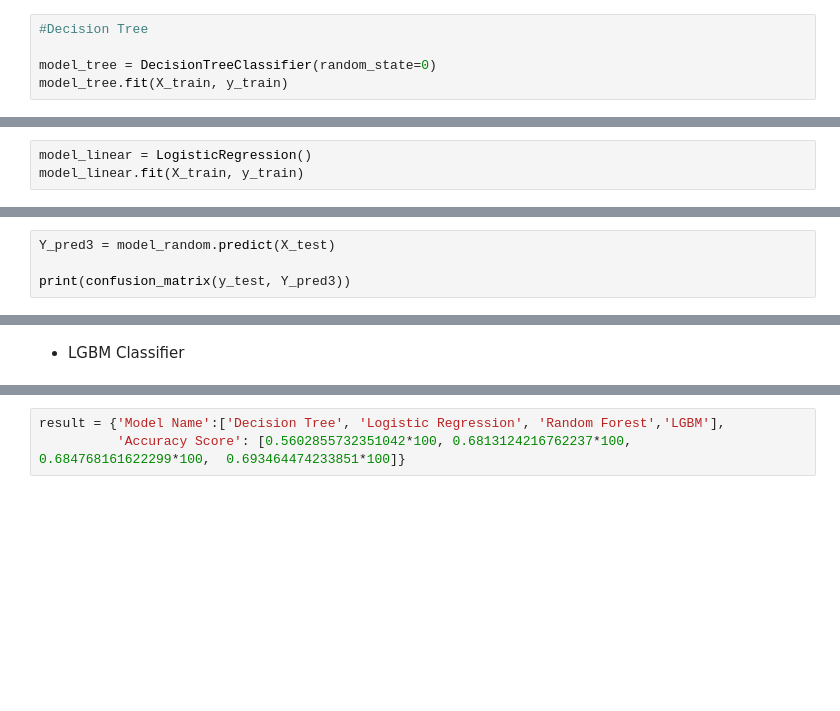
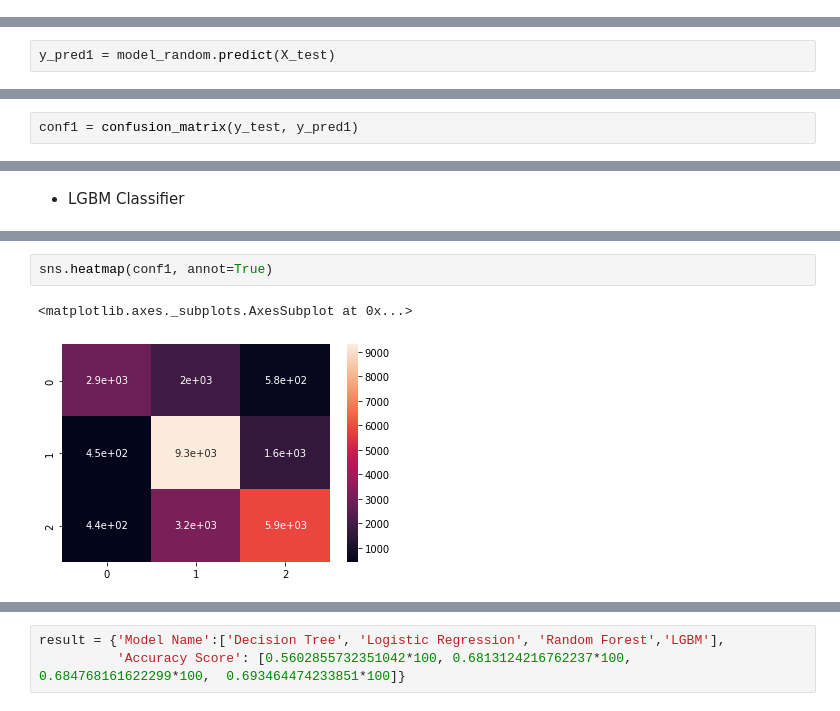
Before and after one commit to TutiAmalia/Klasifikasi-Gambar-, a Jupyter notebook: PredictiveAnalytics.ipynb, the cells around one changed output, grey strips where cells are left out. Drawn from its saved outputs; the diff is of its cells as text; blank space fills up the shorter version.

```diff
--- a/PredictiveAnalytics.ipynb
+++ b/PredictiveAnalytics.ipynb
@@ -464,5 +509,0 @@ from sklearn.metrics import classification_report
-# %%
-#Decision Tree
-
-model_tree = DecisionTreeClassifier(random_state=0)
-model_tree.fit(X_train, y_train)
@@ -502,3 +509,0 @@ weighted avg       0.56      0.56      0.56     26333
-# %%
-model_linear = LogisticRegression()
-model_linear.fit(X_train, y_train)
@@ -547,6 +522,4 @@ RandomForestClassifier(bootstrap=True, ccp_alpha=0.0, class_weight=None,
                        n_jobs=None, oob_score=False, random_state=0, verbose=0,
                        warm_start=False)
 # %%
-Y_pred3 = model_random.predict(X_test)
-
-print(confusion_matrix(y_test, Y_pred3))
+y_pred1 = model_random.predict(X_test)
@@ -557 +526,3 @@ print(confusion_matrix(y_test, Y_pred3))
+# %%
+conf1 = confusion_matrix(y_test, y_pred1)
 # %%
@@ -610,0 +635,5 @@ weighted avg       0.71      0.69      0.69     26333
+# %%
+sns.heatmap(conf1, annot=True)
+# %% [output]
+<matplotlib.axes._subplots.AxesSubplot at 0x...>
+[figure, added]
```
Also changed, not shown: parts of 75 cells of this notebook.
